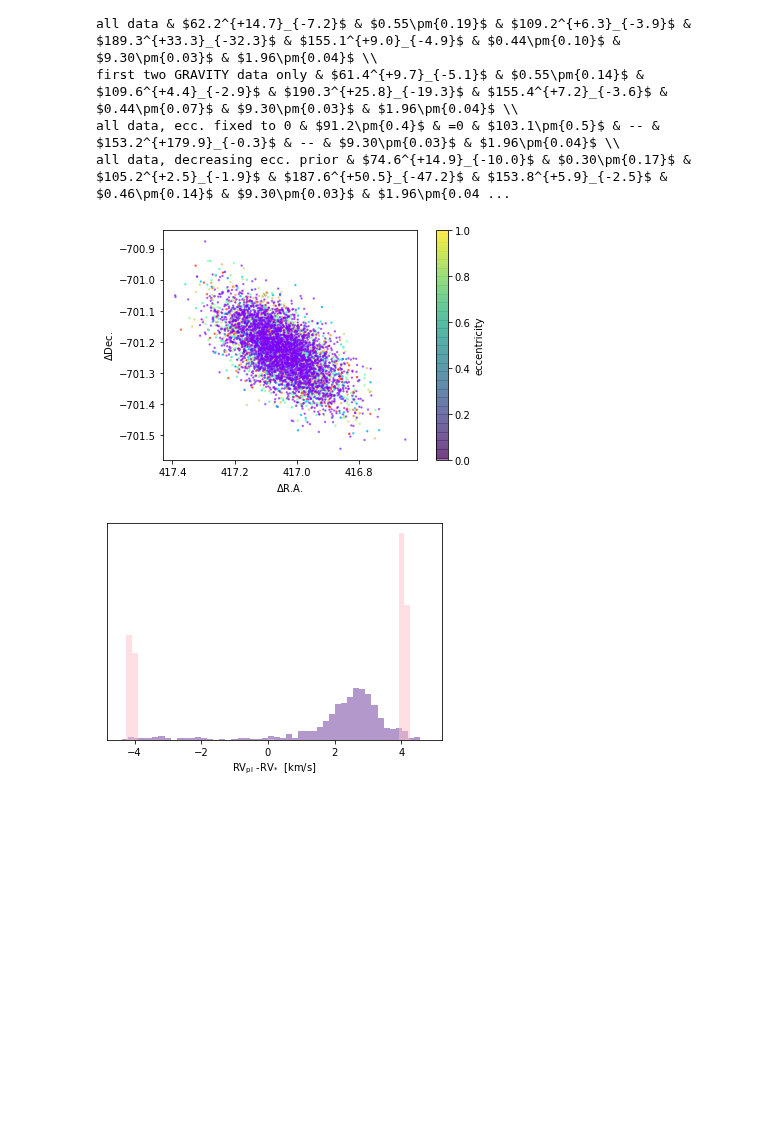
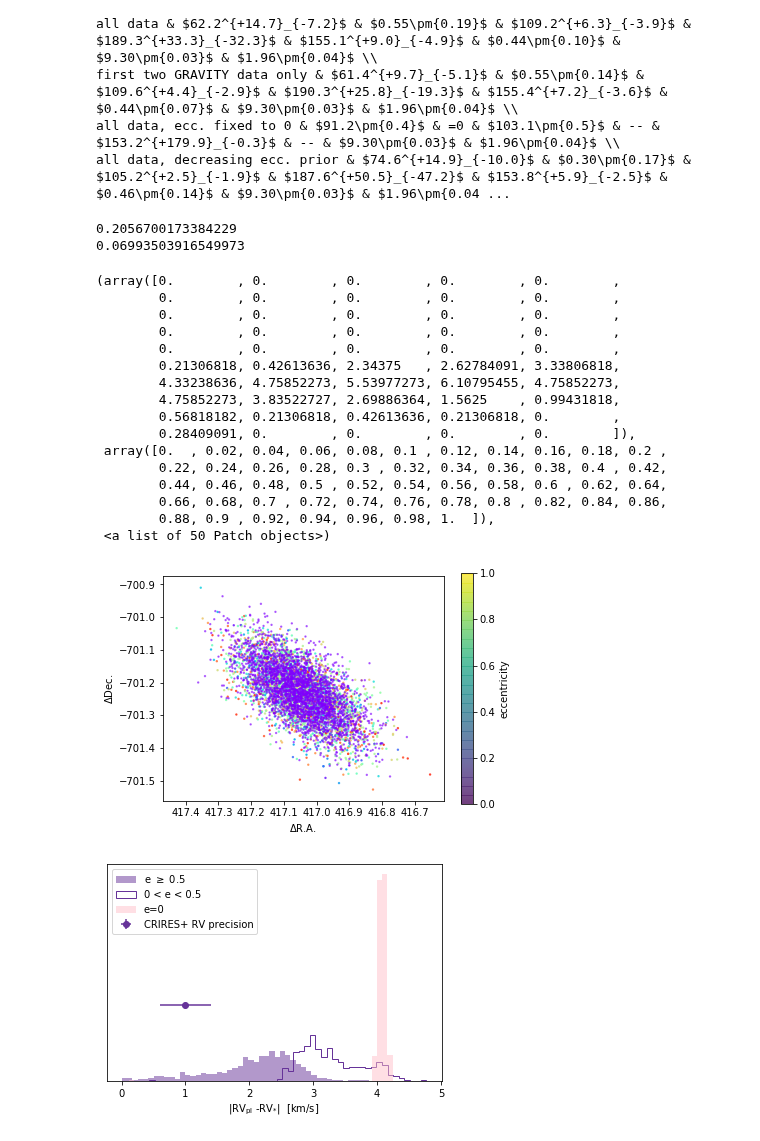
Before and after one commit to sblunt/hip65426, a Jupyter notebook: orbit_plots.ipynb, the cells around one changed output. Cells and saved outputs as stored; diff of their text form; code cells hidden in the pictures; blank space fills up the shorter version.

Commit message:
plotting tweaks

```diff
--- a/orbit_plots.ipynb
+++ b/orbit_plots.ipynb
@@ -592,37 +593,103 @@ rv_pl = rv[:, 1, :][0] - rv[:, 0, :][0]
 fig, ax = plt.subplots()
 eccentricities = threegrav_results.post[indx, :][:, 1]
 plt.scatter(raoff_pl, deoff_pl, color=cm.rainbow(eccentricities), alpha=0.75, s=2)
 
 indx = np.random.choice(len(fixed_ecc_results.post), size=n_to_plot)
 raoff, deoff, rv = fixed_ecc_results.system.compute_all_orbits(
     fixed_ecc_results.post[indx, :].T, epochs=np.array([epoch.mjd])
 )
 raoff_pl = raoff[:, 1, :][0]
 deoff_pl = deoff[:, 1, :][0]
 rv_pl_e0 = rv[:, 1, :][0] - rv[:, 0, :][0]
 
-eccentricities = np.zeros(n_to_plot)
-plt.scatter(raoff_pl, deoff_pl, color=cm.rainbow(eccentricities), alpha=0.5, s=2)
+plt.scatter(raoff_pl, deoff_pl, color=cm.rainbow(np.zeros(n_to_plot)), alpha=0.5, s=2)
 plt.ylabel("$\Delta$Dec.")
 plt.xlabel("$\Delta$R.A.")
 ax.set_xlim((ax.get_xlim()[1], ax.get_xlim()[0]))
 ax.set_aspect("equal")
 
 ax_cbar = plt.colorbar()
 ax_cbar.set_label("eccentricity")
 plt.tight_layout()
 plt.savefig(
     "results/plots/orbit_predict{}-{}.png".format(date["month"], date["year"]), dpi=250
 )
 
 plt.figure()
-plt.hist(rv_pl, bins=50, color="rebeccapurple", alpha=0.5, label="e=0")
-plt.hist(rv_pl_e0, bins=50, color="pink", alpha=0.5, label="free e")
-plt.xlabel("RV$_{{\\mathrm{{pl}}}}$ -RV$_{{\\mathrm{{*}}}}$  [km/s]")
+plt.hist(
+    np.abs(rv_pl[eccentricities >= 0.5]),
+    bins=50,
+    color="rebeccapurple",
+    alpha=0.5,
+    label="e $\\geq$ 0.5",
+    density=True,
+)
+plt.hist(
+    np.abs(rv_pl[eccentricities < 0.5]),
+    bins=50,
+    color="rebeccapurple",
+    label="0 < e < 0.5",
+    density=True,
+    histtype="step",
+)
+
+crires_rvprec = 0.4
+plt.hist(
+    np.abs(rv_pl_e0),
+    bins=50,
+    color="pink",
+    alpha=0.5,
+    label="e=0",
+    density=True,
+)
+plt.xlabel("|RV$_{{\\mathrm{{pl}}}}$ -RV$_{{\\mathrm{{*}}}}$|  [km/s]")
+plt.errorbar(
+    [1],
+    [2],
+    [0],
+    [crires_rvprec],
+    fmt="o",
+    color="rebeccapurple",
+    label="CRIRES+ RV precision",
+)
 plt.yticks([])
+plt.legend()
 plt.savefig(
     "results/plots/rv_predict{}-{}.png".format(date["month"], date["year"]), dpi=250
 )
+
+# estimate posterior improvement given a crires+ measurement
+updated_ecc = eccentricities[(rv_pl > 2 - crires_rvprec) & (rv_pl < 2 + crires_rvprec)]
+plt.figure()
+plt.hist(
+    eccentricities,
+    alpha=0.5,
+    color="rebeccapurple",
+    range=(0, 1),
+    bins=50,
+    density=True,
+)
+print(np.std(eccentricities))
+print(np.std(updated_ecc))
+plt.hist(updated_ecc, alpha=0.5, color="pink", range=(0, 1), bins=50, density=True)
 # %% [output]
+0.2056700173384229
+0.06993503916549973
+(array([0.        , 0.        , 0.        , 0.        , 0.        ,
+        0.        , 0.        , 0.        , 0.        , 0.        ,
+        0.        , 0.        , 0.        , 0.        , 0.        ,
+        0.        , 0.        , 0.        , 0.        , 0.        ,
+        0.        , 0.        , 0.        , 0.        , 0.        ,
+        0.21306818, 0.42613636, 2.34375   , 2.62784091, 3.33806818,
+        4.33238636, 4.75852273, 5.53977273, 6.10795455, 4.75852273,
+        4.75852273, 3.83522727, 2.69886364, 1.5625    , 0.99431818,
+        0.56818182, 0.21306818, 0.42613636, 0.21306818, 0.        ,
+        0.28409091, 0.        , 0.        , 0.        , 0.        ]),
+ array([0.  , 0.02, 0.04, 0.06, 0.08, 0.1 , 0.12, 0.14, 0.16, 0.18, 0.2 ,
+        0.22, 0.24, 0.26, 0.28, 0.3 , 0.32, 0.34, 0.36, 0.38, 0.4 , 0.42,
+        0.44, 0.46, 0.48, 0.5 , 0.52, 0.54, 0.56, 0.58, 0.6 , 0.62, 0.64,
+        0.66, 0.68, 0.7 , 0.72, 0.74, 0.76, 0.78, 0.8 , 0.82, 0.84, 0.86,
+        0.88, 0.9 , 0.92, 0.94, 0.96, 0.98, 1.  ]),
+ <a list of 50 Patch objects>)
-[figure, old version]
+[figure, new version]
-[figure, old version]
+[figure, new version]
```
Also changed, not shown: parts of 2 cells of this notebook.
